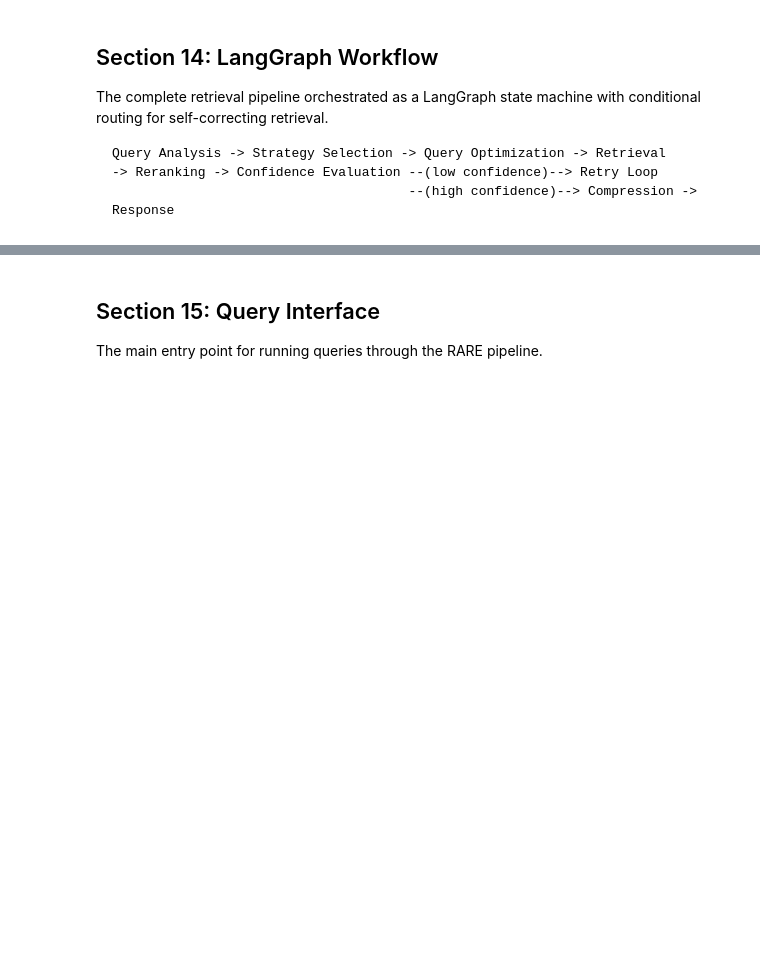
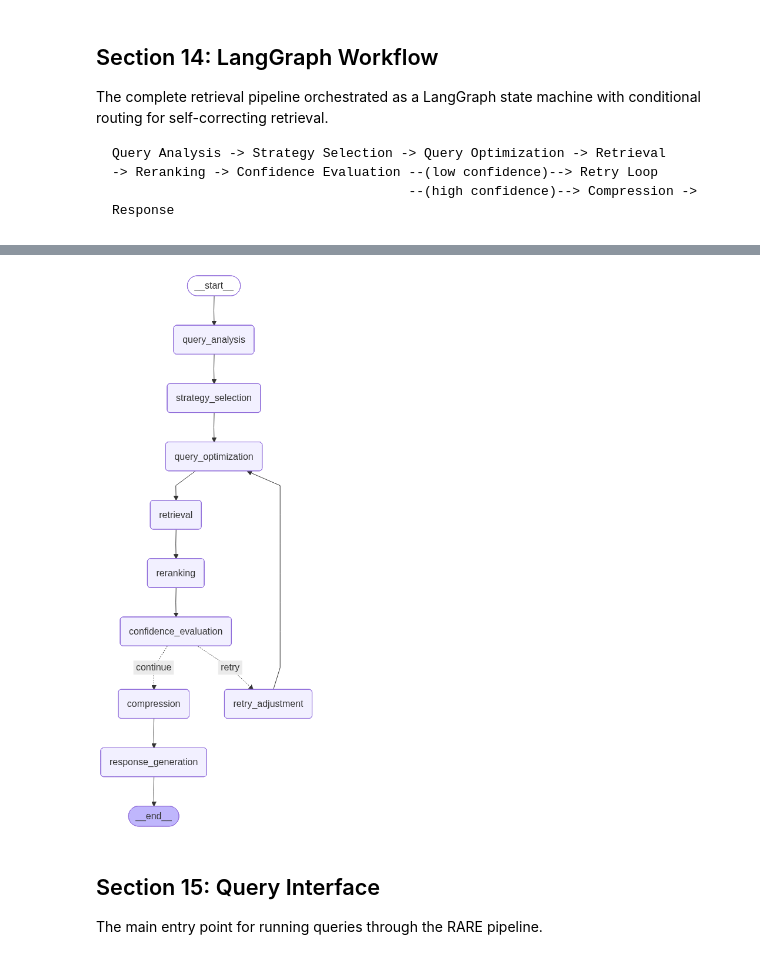
Before and after one commit to shivanshcoding/AIMLPractice, a Jupyter notebook: LearningGen&AgenticAI/rare_engine.ipynb, the cells around one changed output, grey strips where cells are left out. Drawn from its saved outputs; the diff is of its cells as text; code cells hidden in the pictures; blank space fills up the shorter version.

Commit message:
Kaggle Notebook | rare_engine | Version 3

```diff
--- a/LearningGen&AgenticAI/rare_engine.ipynb
+++ b/LearningGen&AgenticAI/rare_engine.ipynb
@@ -1189,33 +1319,34 @@ print("[OPTIMIZERS] Registered:", list(OPTIMIZER_REGISTRY.keys()))
 
 BGE and CrossEncoder rerankers with weighted ensemble support.
 # %%
+from sentence_transformers import CrossEncoder
+import torch
+device = ("cuda" if torch.cuda.is_available() else "cpu")
+
 class BGEReranker:
-    """BAAI BGE reranker using FlagEmbedding."""
     name = "bge"
     def __init__(self):
         self._available = False
         try:
-            from FlagEmbedding import FlagReranker
-            self.model = FlagReranker(RERANKER_CONFIG["bge_model"], use_fp16=True)
+            self.model = CrossEncoder(RERANKER_CONFIG["bge_model"],device=device,max_length=512,)
             self._available = True
-            print(f"[RERANKER] BGE loaded: {RERANKER_CONFIG['bge_model']}")
+            print("[RERANKER] BGE loaded on",device)
         except Exception as e:
             print(f"[RERANKER] BGE unavailable: {e}")
 
-    def rerank(self, query: str, documents: List[ScoredDocument]) -> List[ScoredDocument]:
+    def rerank(self,query: str,documents: List[ScoredDocument])-> List[ScoredDocument]:
         if not self._available or not documents:
             return documents
-        pairs = [[query, d.content] for d in documents]
+        pairs = [(query, d.content[:2000])for d in documents]
         try:
-            scores = self.model.compute_score(pairs, batch_size=16)
-            if isinstance(scores, (int, float)):
-                scores = [scores]
+            scores = self.model.predict(pairs,batch_size=32,show_progress_bar=False,
+                                        convert_to_tensor=False,)
             for d, s in zip(documents, scores):
                 d.score = float(s)
-                d.source_retriever = f"{d.source_retriever}+bge"
-            documents.sort(key=lambda x: x.score, reverse=True)
+            documents.sort(key=lambda x: x.score,reverse=True,)
         except Exception as e:
-            print(f"[RERANKER] BGE scoring error: {e}")
+            print(f"[RERANKER] BGE error: {e}")
+
         return documents[:15]
 
 class CrossEncoderReranker:
@@ -1224,8 +1355,7 @@ class CrossEncoderReranker:
     def __init__(self):
         self._available = False
         try:
-            from sentence_transformers import CrossEncoder
-            self.model = CrossEncoder(RERANKER_CONFIG["cross_encoder_model"], device="cuda", max_length=512)
+            self.model = CrossEncoder(RERANKER_CONFIG["cross_encoder_model"], device=device, max_length=512)
             self._available = True
             print(f"[RERANKER] CrossEncoder loaded: {RERANKER_CONFIG['cross_encoder_model']}")
         except Exception as e:
@@ -1236,8 +1366,8 @@ class CrossEncoderReranker:
             return documents
         pairs = [(query, d.content) for d in documents]
         try:
-            scores = self.model.predict(pairs, batch_size=16, show_progress_bar=False, convert_to_tensor=True)
-            scores = scores.cpu().tolist()
+            scores = self.model.predict(pairs, batch_size=32, show_progress_bar=False, convert_to_tensor=False)
+            scores = list(scores)
             if isinstance(scores, (int, float)):
                 scores = [scores]
             for d, s in zip(documents, scores):
@@ -1253,9 +1383,10 @@ class EnsembleReranker:
     def __init__(self, reranker_config: dict):
         self.config = reranker_config
         self.rerankers = {}
-        if "bge" in reranker_config:
+        if reranker_config.get("bge", 0) > 0:
             self.rerankers["bge"] = BGEReranker()
-        if "cross_encoder" in reranker_config:
+
+        if reranker_config.get("cross_encoder", 0) > 0:
             self.rerankers["cross_encoder"] = CrossEncoderReranker()
 
     def rerank(self, query: str, documents: List[ScoredDocument]) -> List[ScoredDocument]:
@@ -1362,6 +1504,7 @@ class LLMCompressor:
             return documents[:5]
 
 COMPRESSOR_REGISTRY = {
+    "contextual":ContextualCompressor,
     "redundancy_removal": RedundancyRemovalCompressor,
     "llm": LLMCompressor,
 }
@@ -1833,3 +2022,8 @@ print("[LANGGRAPH] Nodes:", [n for n in ["query_analysis", "strategy_selection",
+# %%
+from IPython.display import Image, display
+display(Image(rare_app.get_graph().draw_mermaid_png()))
+# %% [output]
+[figure, added]
 # %% [markdown]
 ## Section 15: Query Interface
 
```
Also changed, not shown: parts of 29 cells of this notebook.
